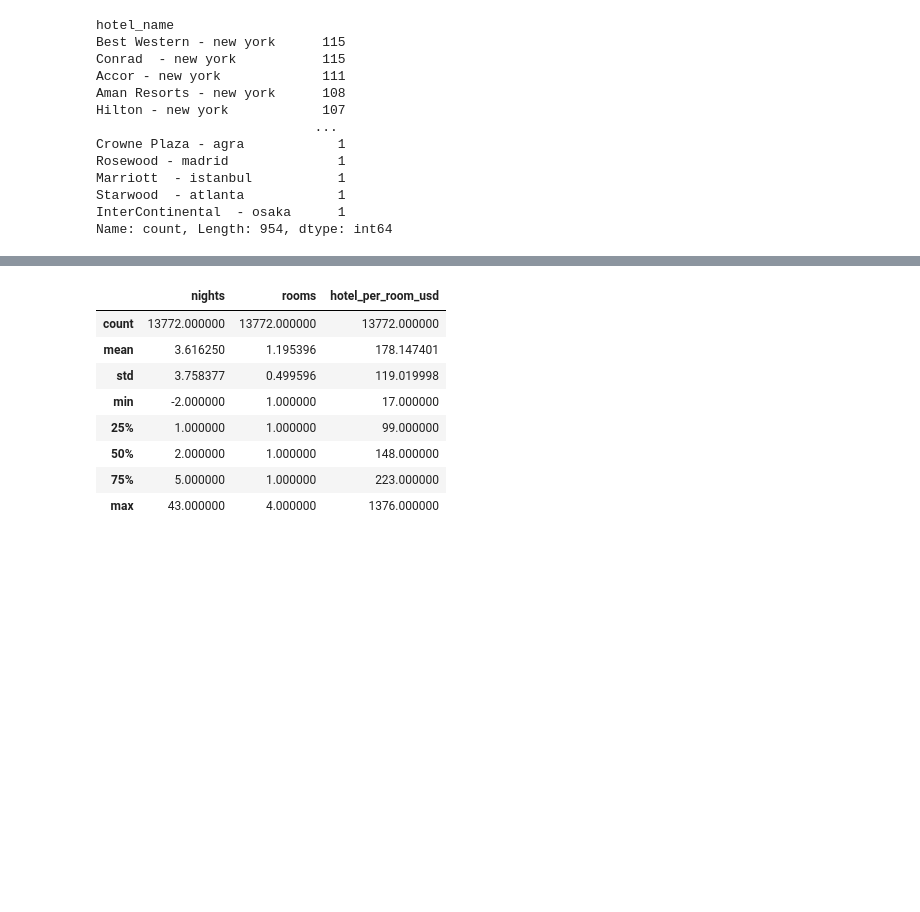
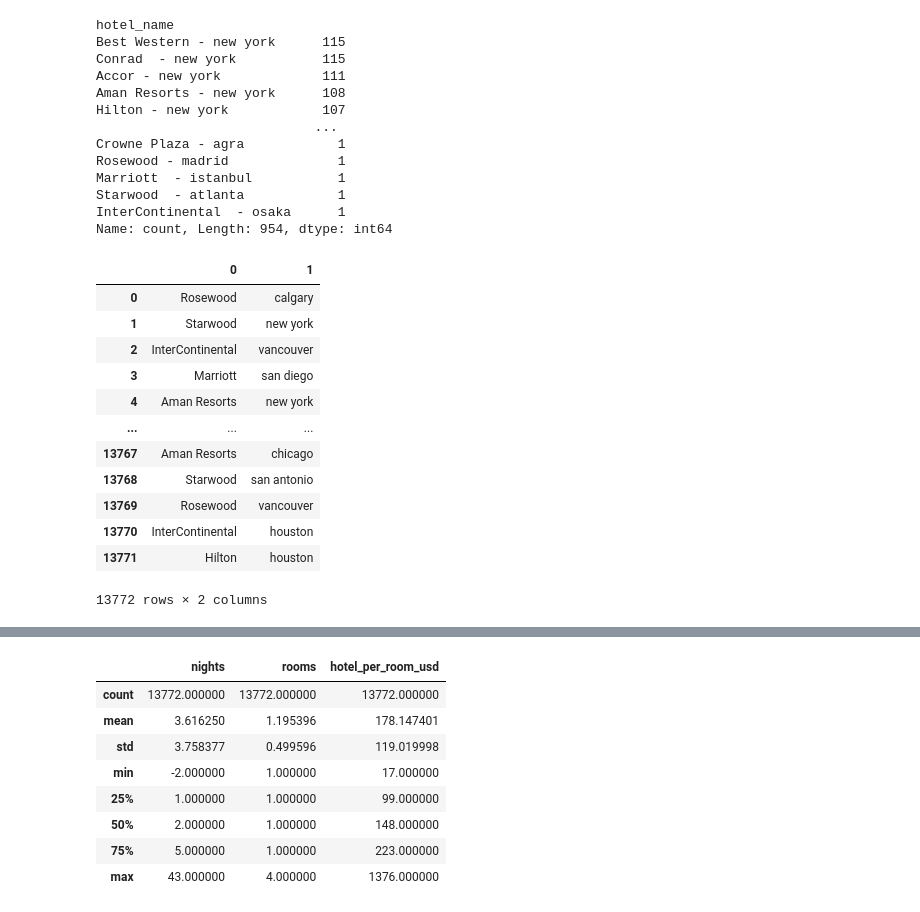
Before and after one commit to anuar-masterschool/TravelTide_Mar, a Jupyter notebook: EDA.ipynb, the cells around one changed output, grey strips where cells are left out. Saved outputs shown, nothing was run; the diff lists cells and outputs as text; code cells hidden in the pictures; blank space fills up the shorter version.

```diff
--- a/EDA.ipynb
+++ b/EDA.ipynb
@@ -211,5 +211,21 @@ InterContinental  - osaka      1
 Name: count, Length: 954, dtype: int64
 # %%
 hotel_city_name = hotels['hotel_name'].str.split(' - ', expand=True)
+# %%
+hotel_city_name
+# %% [output]
+|  | 0 | 1 |
+| 0 | Rosewood | calgary |
+| 1 | Starwood | new york |
+| 2 | InterContinental | vancouver |
+| 3 | Marriott | san diego |
+| 4 | Aman Resorts | new york |
+| ... | ... | ... |
+| 13767 | Aman Resorts | chicago |
+| 13768 | Starwood | san antonio |
+| 13769 | Rosewood | vancouver |
+| 13770 | InterContinental | houston |
+| 13771 | Hilton | houston |
+13772 rows × 2 columns
 # %%
 hotel_city_name.columns = ['name', 'city']
```
Also changed, not shown: parts of 27 cells of this notebook, 1 other file.
